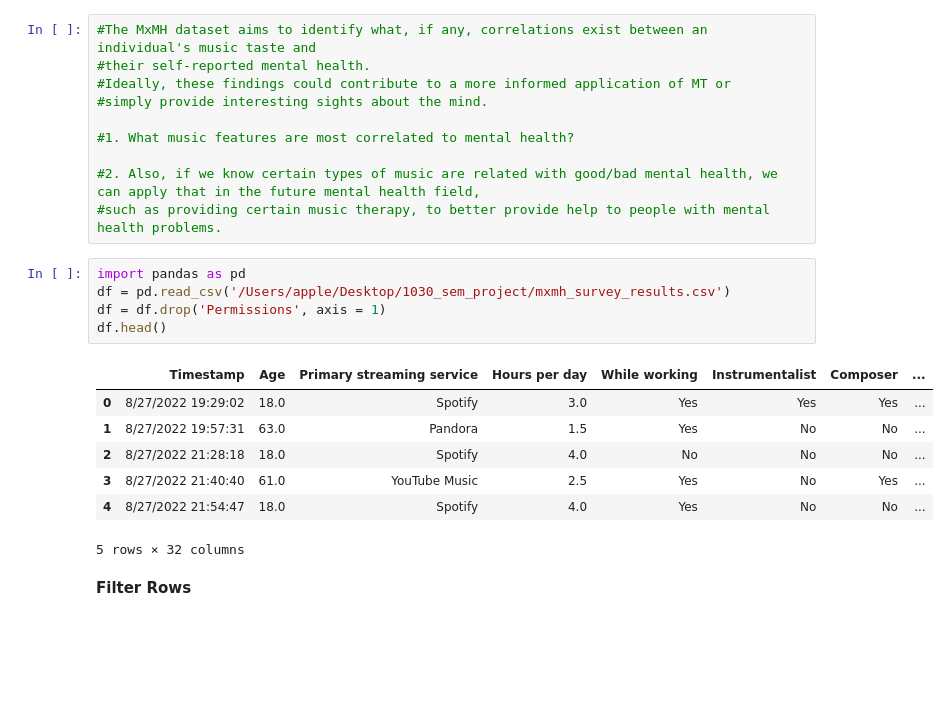
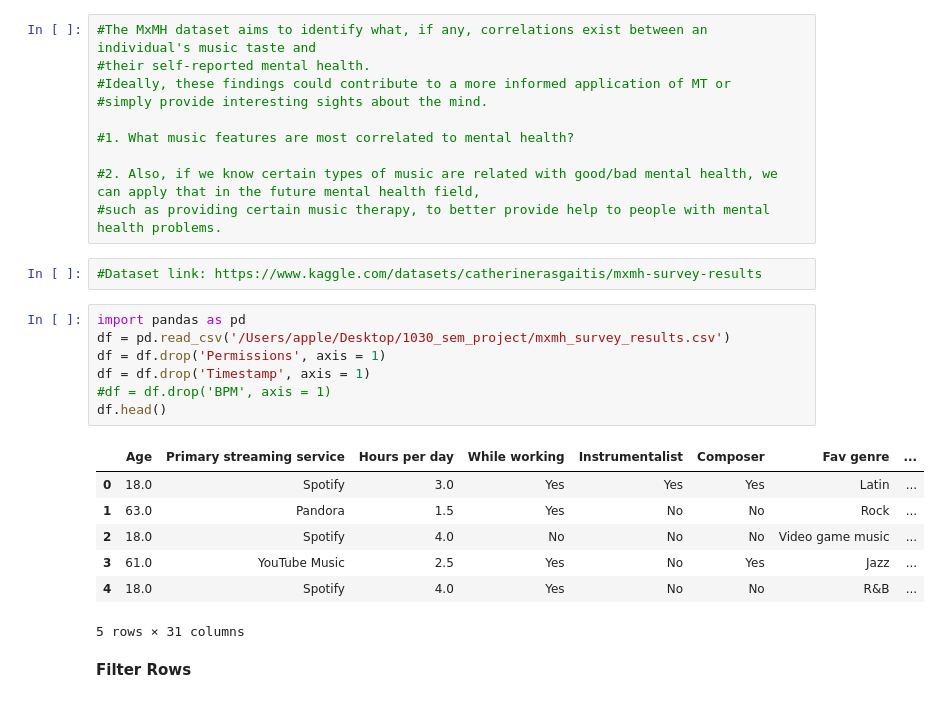
Before and after one commit to XinyiW5/myrepositoryxinyi, a Jupyter notebook: 1030_sem_project.ipynb, the cells around one changed output. Drawn from its saved outputs; the diff is of its cells as text; blank space fills up the shorter version.

```diff
--- a/1030_sem_project.ipynb
+++ b/1030_sem_project.ipynb
@@ -8,19 +8,23 @@
 
 #2. Also, if we know certain types of music are related with good/bad mental health, we can apply that in the future mental health field,
 #such as providing certain music therapy, to better provide help to people with mental health problems.
+# %%
+#Dataset link: https://www.kaggle.com/datasets/catherinerasgaitis/mxmh-survey-results
 # %%
 import pandas as pd
 df = pd.read_csv('/Users/apple/Desktop/1030_sem_project/mxmh_survey_results.csv')
 df = df.drop('Permissions', axis = 1)
+df = df.drop('Timestamp', axis = 1)
+#df = df.drop('BPM', axis = 1)
 df.head()
 # %% [output]
-|  | Timestamp | Age | Primary streaming service | Hours per day | While working | Instrumentalist | Composer | ... |
-| 0 | 8/27/2022 19:29:02 | 18.0 | Spotify | 3.0 | Yes | Yes | Yes | ... |
-| 1 | 8/27/2022 19:57:31 | 63.0 | Pandora | 1.5 | Yes | No | No | ... |
-| 2 | 8/27/2022 21:28:18 | 18.0 | Spotify | 4.0 | No | No | No | ... |
-| 3 | 8/27/2022 21:40:40 | 61.0 | YouTube Music | 2.5 | Yes | No | Yes | ... |
-| 4 | 8/27/2022 21:54:47 | 18.0 | Spotify | 4.0 | Yes | No | No | ... |
+|  | Age | Primary streaming service | Hours per day | While working | Instrumentalist | Composer | Fav genre | ... |
+| 0 | 18.0 | Spotify | 3.0 | Yes | Yes | Yes | Latin | ... |
+| 1 | 63.0 | Pandora | 1.5 | Yes | No | No | Rock | ... |
+| 2 | 18.0 | Spotify | 4.0 | No | No | No | Video game music | ... |
+| 3 | 61.0 | YouTube Music | 2.5 | Yes | No | Yes | Jazz | ... |
+| 4 | 18.0 | Spotify | 4.0 | Yes | No | No | R&B | ... |
-5 rows × 32 columns
+5 rows × 31 columns
 # %% [markdown]
 **Filter Rows**
 # %%
```
Also changed, not shown: parts of 50 cells of this notebook, 1 other file.
